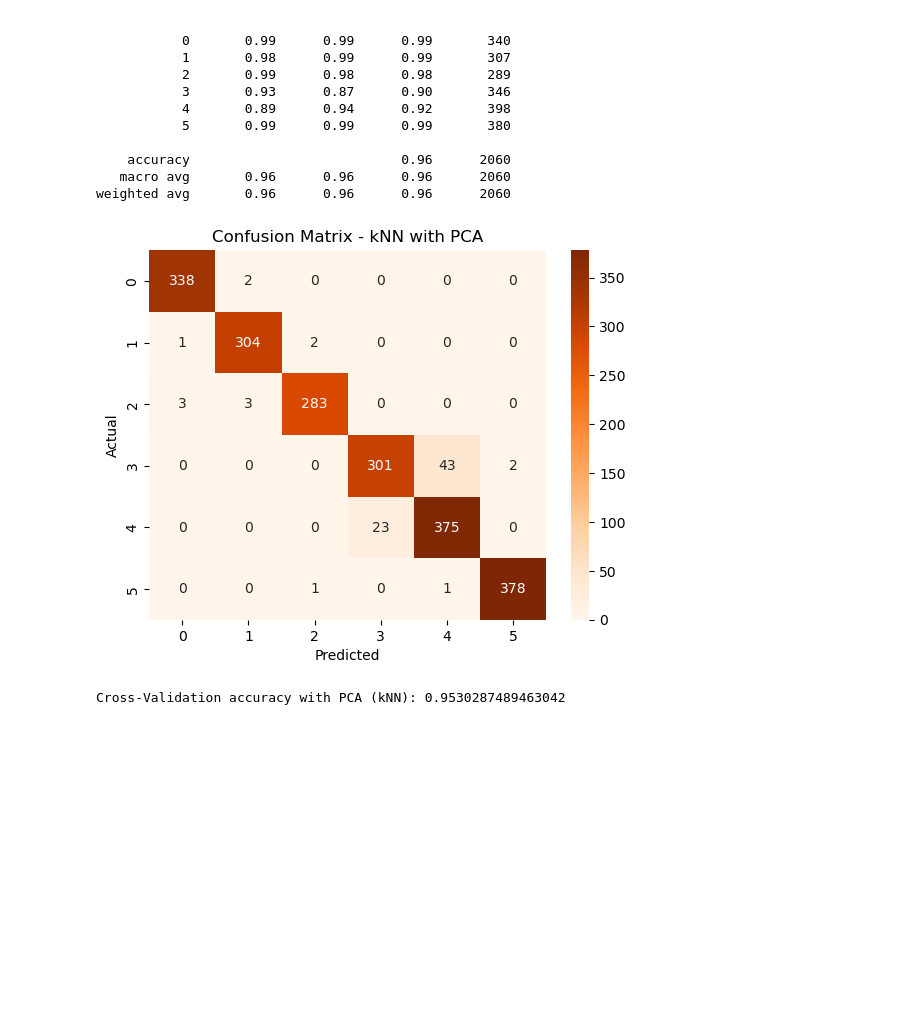
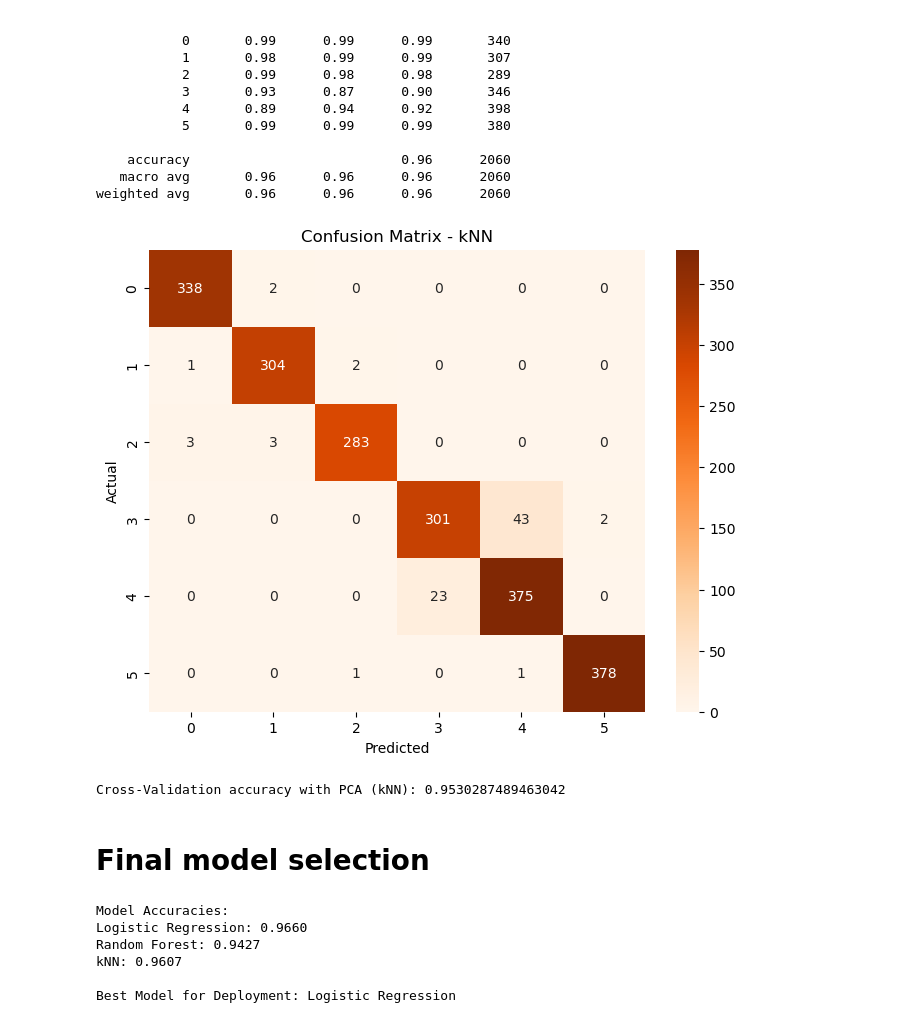
Before and after one commit to Cathal-McHale/Gesture_UI_Project1, a Jupyter notebook: gesture_ui_project.ipynb, the cells around one changed output. Drawn from its saved outputs; the diff is of its cells as text; code cells hidden in the pictures; blank space fills up the shorter version.

```diff
--- a/gesture_ui_project.ipynb
+++ b/gesture_ui_project.ipynb
@@ -261,16 +280,38 @@ Classification Report:
    macro avg       0.96      0.96      0.96      2060
 weighted avg       0.96      0.96      0.96      2060
 # %%
+# Confusion Matrix
 conf_matrix_knn = confusion_matrix(y_test, y_pred_knn)
+plt.figure(figsize=(8, 6))
 sns.heatmap(conf_matrix_knn, annot=True, fmt='d', cmap='Oranges')
 plt.xlabel("Predicted")
 plt.ylabel("Actual")
-plt.title("Confusion Matrix - kNN with PCA")
+plt.title("Confusion Matrix - kNN")
 plt.show()
 # %% [output]
-[figure, old version]
+[figure, new version]
 # %%
 cv_scores_knn = cross_val_score(knn_model, X_train_pca, y_train, cv=5)
 print("Cross-Validation accuracy with PCA (kNN):", np.mean(cv_scores_knn))
 # %% [output]
 Cross-Validation accuracy with PCA (kNN): 0.9530287489463042
+# %% [markdown]
+# Final model selection
+# %%
+# Compare model accuracies
+print("Model Accuracies:")
+print(f"Logistic Regression: {accuracy:.4f}")
+print(f"Random Forest: {accuracy_rf:.4f}")
+print(f"kNN: {accuracy_knn:.4f}")
+
+# Select the best model based on accuracy
+best_model = "Logistic Regression" if accuracy > accuracy_rf and accuracy > accuracy_knn else \
+             "Random Forest" if accuracy_rf > accuracy_knn else "kNN"
+print(f"\nBest Model for Deployment: {best_model}")
+# %% [output]
+Model Accuracies:
+Logistic Regression: 0.9660
+Random Forest: 0.9427
+kNN: 0.9607
+
+Best Model for Deployment: Logistic Regression
```
Also changed, not shown: parts of 12 cells of this notebook.
